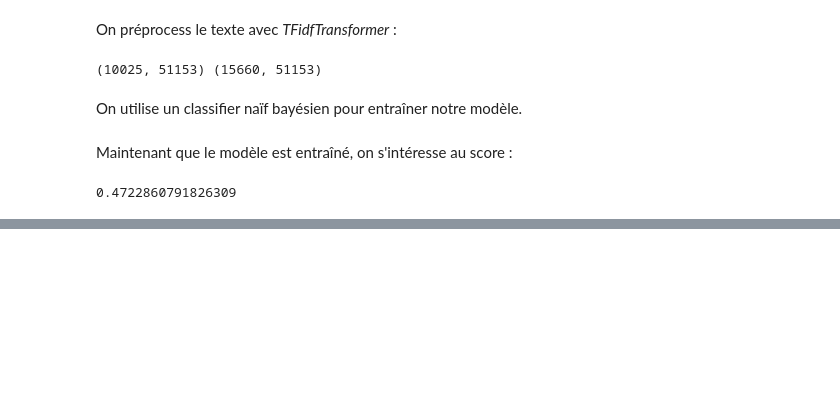
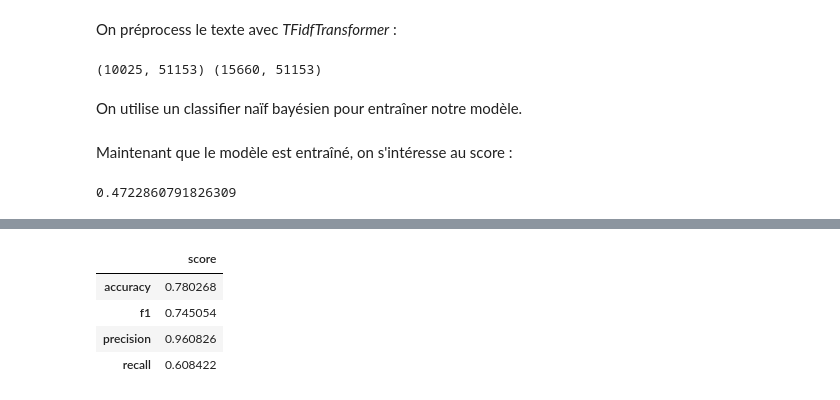
Before and after one commit to marie-ganon/Projet-Python-S1, a Jupyter notebook: Modélisation.ipynb, the cells around one changed output, grey strips where cells are left out. Saved outputs shown, nothing was run; the diff lists cells and outputs as text; code cells hidden in the pictures; blank space fills up the shorter version.

```diff
--- a/Modélisation.ipynb
+++ b/Modélisation.ipynb
@@ -373,0 +405,10 @@ On obtient un score de 47,23%.
+# %%
+from sklearn.metrics import accuracy_score, f1_score, precision_score, recall_score, confusion_matrix
+tab = pd.DataFrame([[accuracy_score(y_test, y_pred)], [f1_score(y_test, y_pred)],[precision_score(y_test,y_pred)], [recall_score(y_test, y_pred)]], index=['accuracy', 'f1', 'precision', 'recall'], columns = ['score'])
+tab
+# %% [output]
+|  | score |
+| accuracy | 0.780268 |
+| f1 | 0.745054 |
+| precision | 0.960826 |
+| recall | 0.608422 |
```
Also changed, not shown: parts of 16 cells of this notebook.
